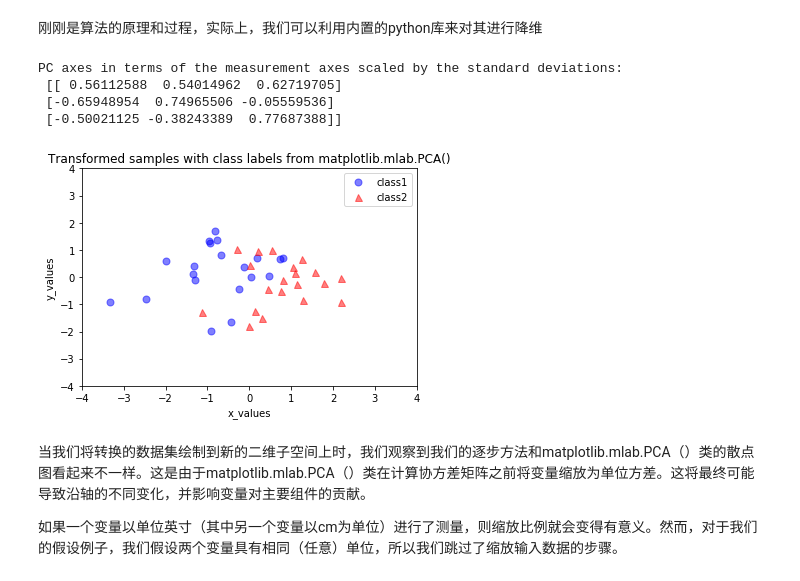
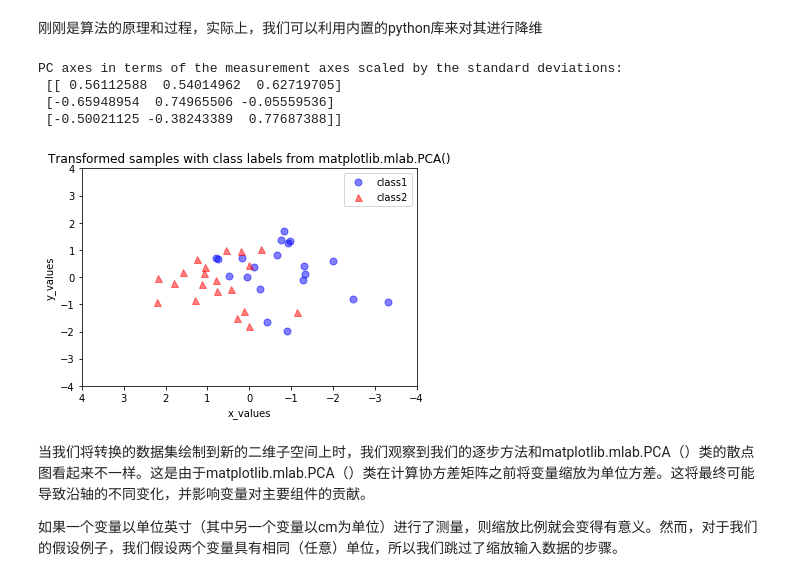
Before and after one commit to baoyanpeng/liner-model, a Jupyter notebook: PCA.ipynb, the cells around one changed output. Drawn from its saved outputs; the diff is of its cells as text; code cells hidden in the pictures.

```diff
--- a/PCA.ipynb
+++ b/PCA.ipynb
@@ -257,27 +257,27 @@ plt.show()
 # %%
 from matplotlib.mlab import PCA as mlabPCA
 
 mlab_pca = mlabPCA(all_samples.T)
 
 print('PC axes in terms of the measurement axes scaled by the standard deviations:\n', mlab_pca.Wt)
 
 plt.plot(mlab_pca.Y[0:20,0],mlab_pca.Y[0:20,1], 'o', markersize=7, color='blue', alpha=0.5, label='class1')
 plt.plot(mlab_pca.Y[20:40,0], mlab_pca.Y[20:40,1], '^', markersize=7, color='red', alpha=0.5, label='class2')
 
 plt.xlabel('x_values')
 plt.ylabel('y_values')
-plt.xlim([-4,4])
+plt.xlim([4,-4])
 plt.ylim([-4,4])
 plt.legend()
 plt.title('Transformed samples with class labels from matplotlib.mlab.PCA()')
 
 plt.show()
 # %% [output]
 PC axes in terms of the measurement axes scaled by the standard deviations:
  [[ 0.56112588  0.54014962  0.62719705]
  [-0.65948954  0.74965506 -0.05559536]
  [-0.50021125 -0.38243389  0.77687388]]
-[figure, old version]
+[figure, new version]
 # %% [markdown]
 当我们将转换的数据集绘制到新的二维子空间上时，我们观察到我们的逐步方法和matplotlib.mlab.PCA（）类的散点图看起来不一样。这是由于matplotlib.mlab.PCA（）类在计算协方差矩阵之前将变量缩放为单位方差。这将最终可能导致沿轴的不同变化，并影响变量对主要组件的贡献。
 
```
Also changed, not shown: parts of 1 cell of this notebook.
